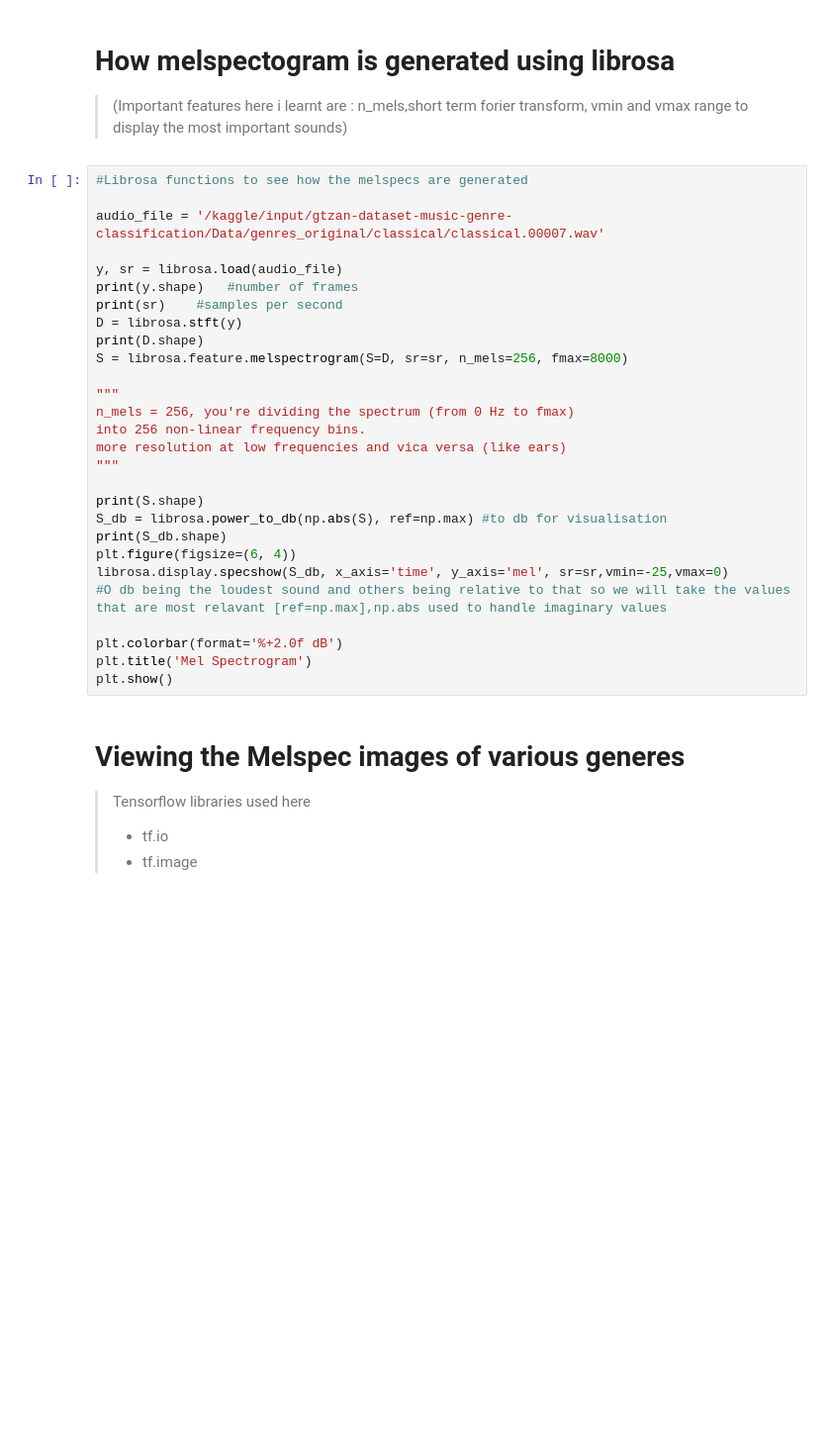
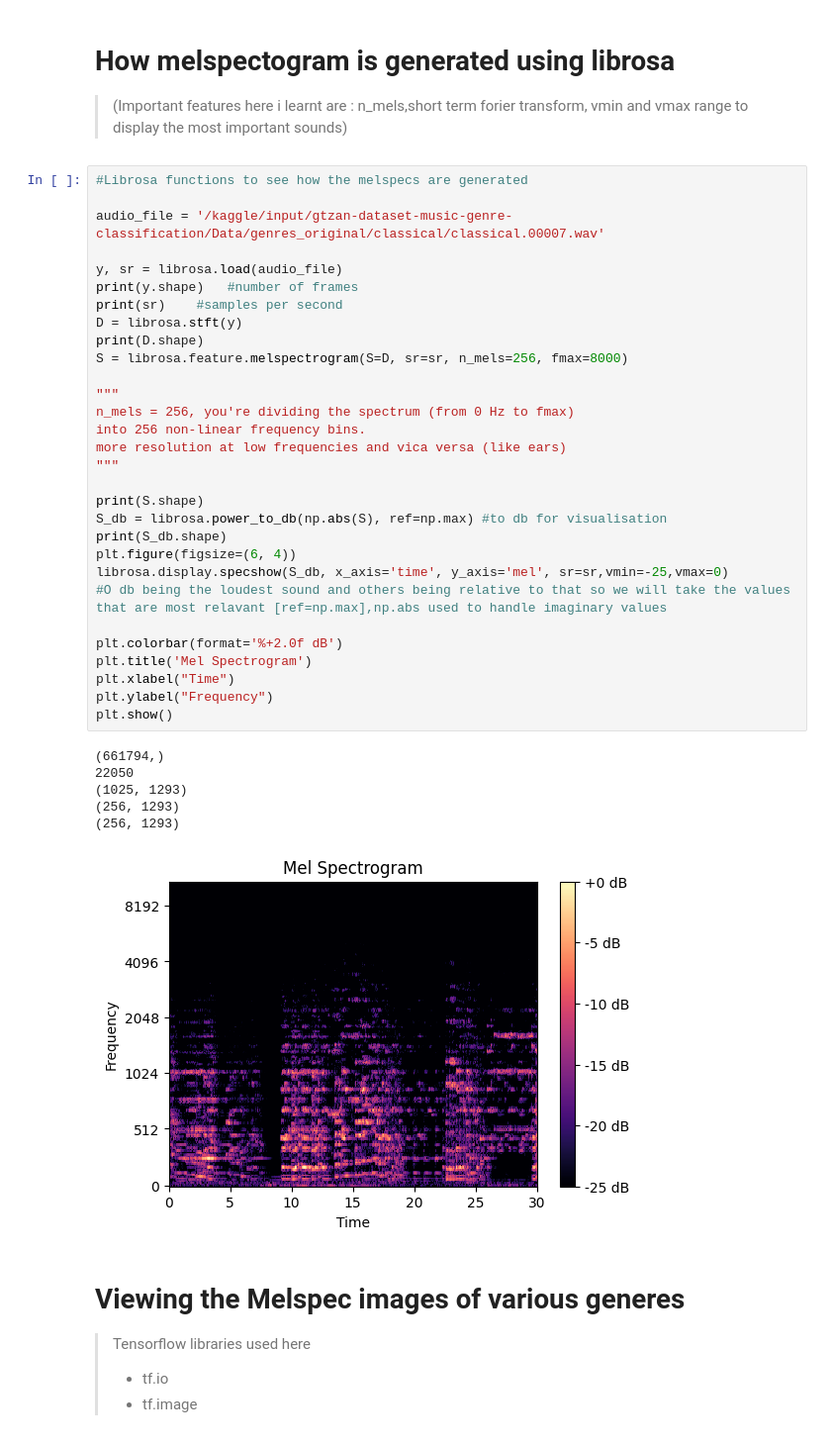
Before and after one commit to harshitdhar9/Music_Genre_Classification, a Jupyter notebook: ai-models/gtzan-classification.ipynb, the cells around one changed output. Shown at 99% size. Cells and saved outputs as stored; diff of their text form; blank space fills up the shorter version.

```diff
--- a/ai-models/gtzan-classification.ipynb
+++ b/ai-models/gtzan-classification.ipynb
@@ -23,31 +29,40 @@ print(tf.__version__)
 # %%
 #Librosa functions to see how the melspecs are generated
 
 audio_file = '/kaggle/input/gtzan-dataset-music-genre-classification/Data/genres_original/classical/classical.00007.wav'
 
 y, sr = librosa.load(audio_file)
 print(y.shape)   #number of frames
 print(sr)    #samples per second
 D = librosa.stft(y)
 print(D.shape)
 S = librosa.feature.melspectrogram(S=D, sr=sr, n_mels=256, fmax=8000)
 
 """
 n_mels = 256, you're dividing the spectrum (from 0 Hz to fmax)
 into 256 non-linear frequency bins.
 more resolution at low frequencies and vica versa (like ears)
 """
 
 print(S.shape)
 S_db = librosa.power_to_db(np.abs(S), ref=np.max) #to db for visualisation
 print(S_db.shape)
 plt.figure(figsize=(6, 4))
 librosa.display.specshow(S_db, x_axis='time', y_axis='mel', sr=sr,vmin=-25,vmax=0)
 #O db being the loudest sound and others being relative to that so we will take the values that are most relavant [ref=np.max],np.abs used to handle imaginary values
 
 plt.colorbar(format='%+2.0f dB')
 plt.title('Mel Spectrogram')
+plt.xlabel("Time")
+plt.ylabel("Frequency")
 plt.show()
+# %% [output]
+(661794,)
+22050
+(1025, 1293)
+(256, 1293)
+(256, 1293)
+[figure, added]
 # %% [markdown]
 # Viewing the Melspec images of various generes
 > Tensorflow libraries used here
```
Also changed, not shown: parts of 25 cells of this notebook, 1 other file.
